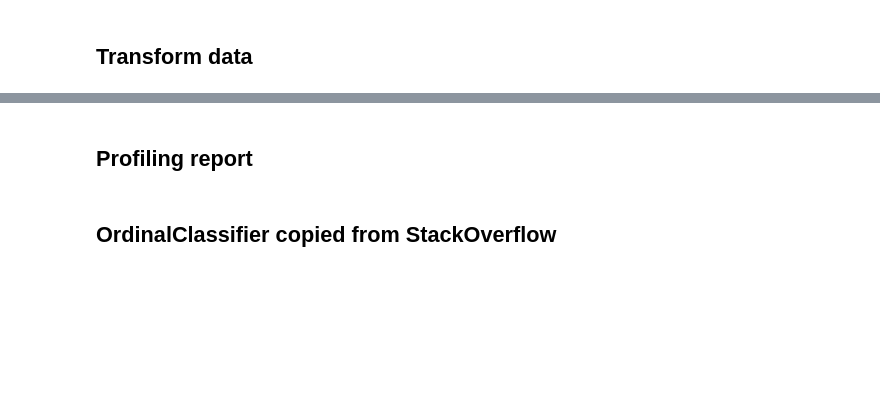
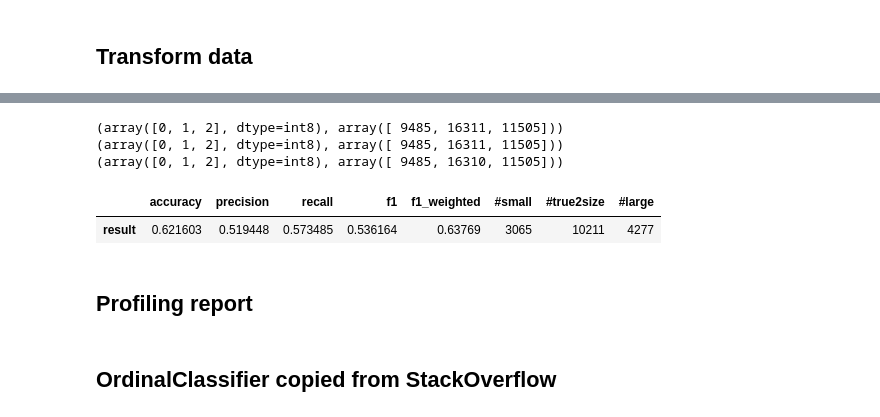
Before and after one commit to Dune-Z/Machine-Learning-Project, a Jupyter notebook: src/main.ipynb, the cells around one changed output, grey strips where cells are left out. Cells and saved outputs as stored; diff of their text form; code cells hidden in the pictures; blank space fills up the shorter version.

```diff
--- a/src/main.ipynb
+++ b/src/main.ipynb
@@ -155,0 +155,14 @@ describe_data(test_df_prep)
+# %%
+from sklearn.preprocessing import OneHotEncoder as SklearnOneHotEncoder
+
+encoder = SklearnOneHotEncoder(sparse=False, handle_unknown='ignore')
+X_train, y_train = train_df_prep.drop(
+    columns=['fit', 'item_name']).values, train_df_prep['fit'].values
+X_test, y_test = test_df_prep.drop(
+    columns=['fit', 'item_name']).values, test_df_prep['fit'].values
+
+item_name_train = encoder.fit_transform(train_df_prep[['item_name']].values)
+item_name_test = encoder.transform(test_df_prep[['item_name']].values)
+
+X_train = np.concatenate([X_train, item_name_train], axis=1)
+X_test = np.concatenate([X_test, item_name_test], axis=1)
@@ -156,3 +188,15 @@ describe_data(test_df_prep)
+# %%
+from sklearn.linear_model import LogisticRegression
+
+clf = LogisticRegression(max_iter=5000)
+random_split_aggr(clf, X_train, y_train, X_test, y_test)
+# random_split_aggr(clf, item_name_train, y_train, item_name_test, y_test)
+# %% [output]
+(array([0, 1, 2], dtype=int8), array([ 9485, 16311, 11505]))
+(array([0, 1, 2], dtype=int8), array([ 9485, 16311, 11505]))
+(array([0, 1, 2], dtype=int8), array([ 9485, 16310, 11505]))
+|  | accuracy | precision | recall | f1 | f1_weighted | #small | #true2size | #large |
+| result | 0.621603 | 0.519448 | 0.573485 | 0.536164 | 0.63769 | 3065 | 10211 | 4277 |
 # %% [markdown]
 ## Profiling report
 # %%
```
Also changed, not shown: parts of 6 cells of this notebook.
